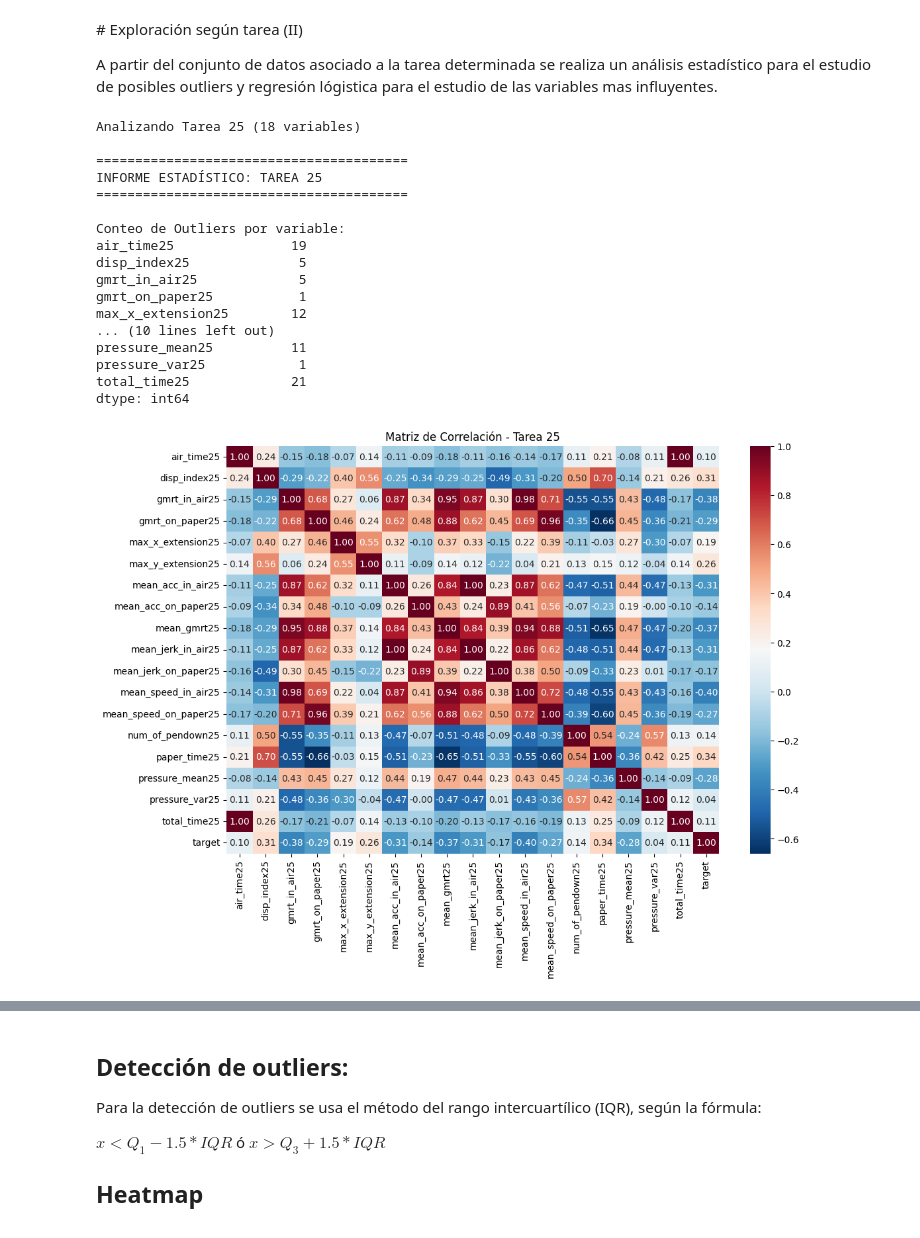
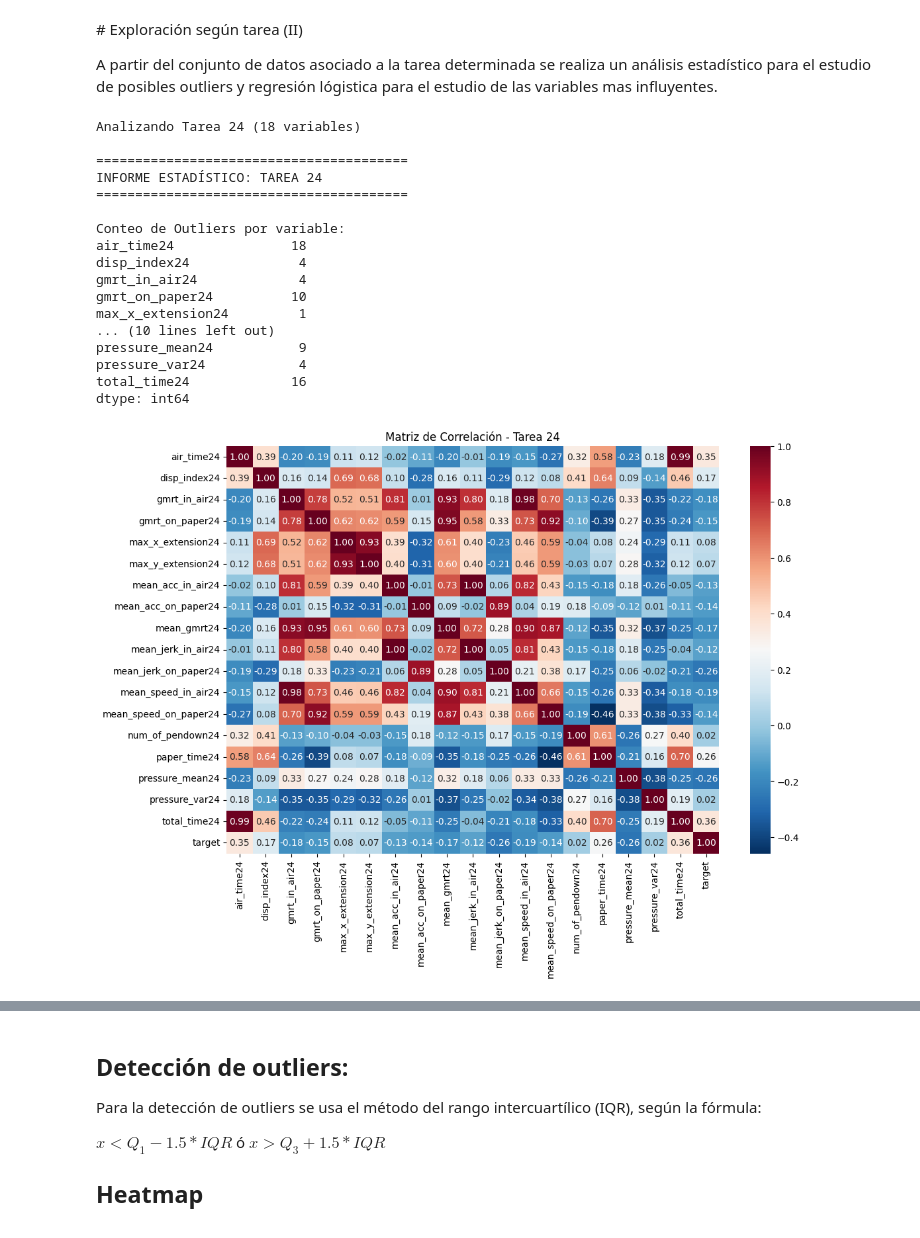
Before and after one commit to joserdeg/pruebas_tfm, a Jupyter notebook: darwin/darwin_exp1.ipynb, the cells around one changed output, grey strips where cells are left out. Cells and saved outputs as stored; diff of their text form; code cells hidden in the pictures.

```diff
--- a/darwin/darwin_exp1.ipynb
+++ b/darwin/darwin_exp1.ipynb
@@ -267,44 +267,44 @@ def analizar_tarea2(df, num_tarea): # función analizar_tarea
 
         print("\nVariables que más influyen en el diagnóstico (Regresión):")
         print(influencia) # se imprime el resultado
 
         # Gráfico de Influencia
         plt.figure(figsize=(10, 6)) # tamaño
 
         # Rojo para coeficientes +, azul -
         colores = ['tomato' if c > 0 else 'skyblue' for c in influencia['Coeficiente']]
 
         # Gráfico de barras horizontales con los coeficientes
         influencia['Coeficiente'].plot(kind='barh', color=colores)
         plt.axvline(0, color='black', linestyle='--', alpha=0.7) # línea vertical en 0
         plt.title(f'Peso de las variables en el diagnóstico (Tarea {num_tarea})')
         plt.xlabel('Importancia (Coeficiente Estandarizado)') # etiqueta eje X
         plt.show() # se muestra el gráfico
 
     except Exception as e: # se impirme el mensaje cuando la regresión falla
         print(f"\nNo se pudo completar la regresión: {e}")
         print("Estudiar si las variables están demasiado correlacionadas (multicolinealidad).")
 
 # Uso:
-analizar_tarea2(df, 25)
+analizar_tarea2(df, 24)
 # %% [output]
-Analizando Tarea 25 (18 variables)
+Analizando Tarea 24 (18 variables)
 
 ========================================
-INFORME ESTADÍSTICO: TAREA 25
+INFORME ESTADÍSTICO: TAREA 24
 ========================================
 
 Conteo de Outliers por variable:
-air_time25               19
-disp_index25              5
-gmrt_in_air25             5
-gmrt_on_paper25           1
-max_x_extension25        12
+air_time24               18
+disp_index24              4
+gmrt_in_air24             4
+gmrt_on_paper24          10
+max_x_extension24         1
 ... (10 lines left out)
-pressure_mean25          11
-pressure_var25            1
-total_time25             21
+pressure_mean24           9
+pressure_var24            4
+total_time24             16
 dtype: int64
-[figure, old version]
+[figure, new version]
 Variables que más influyen en el diagnóstico (Regresión):
                        Coeficiente   P-valor
```
Also changed, not shown: parts of 1 cell of this notebook, 3 other files.
